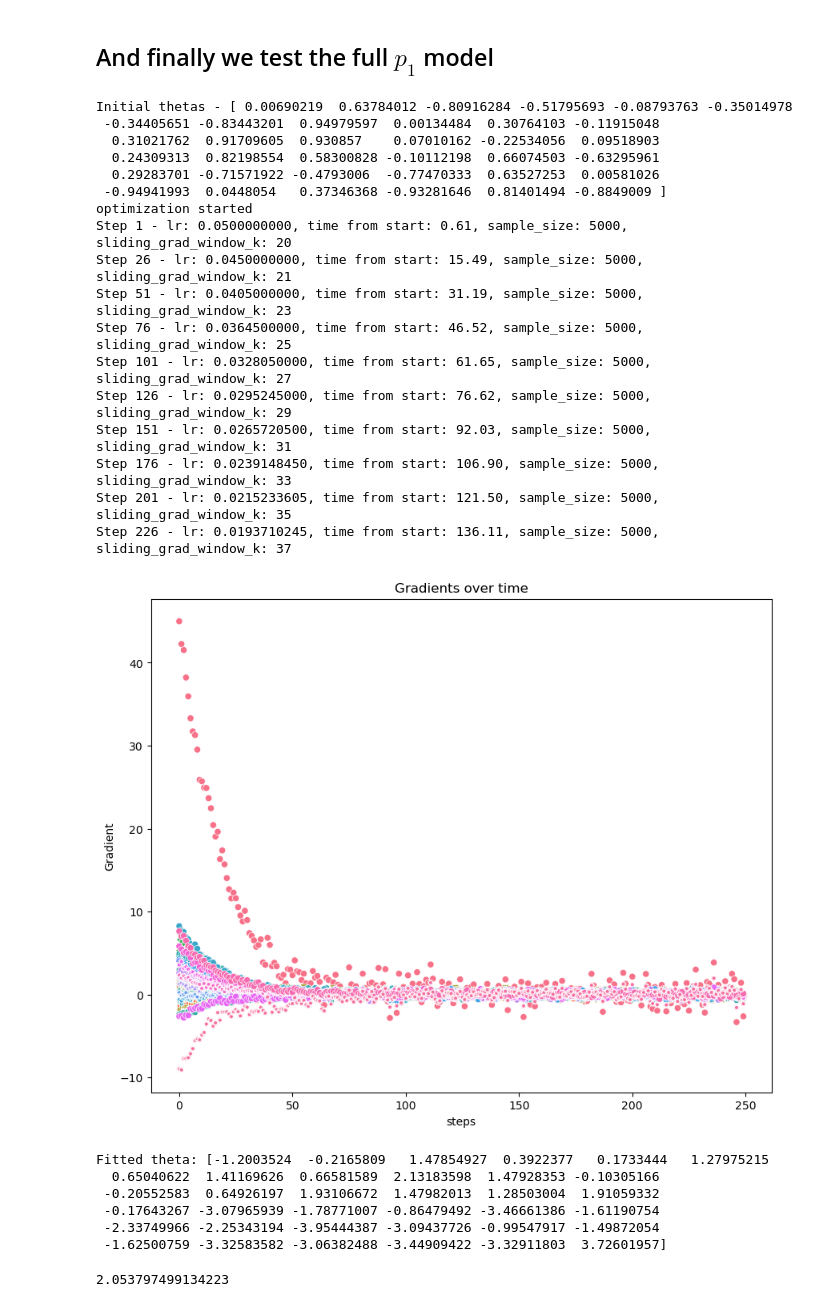
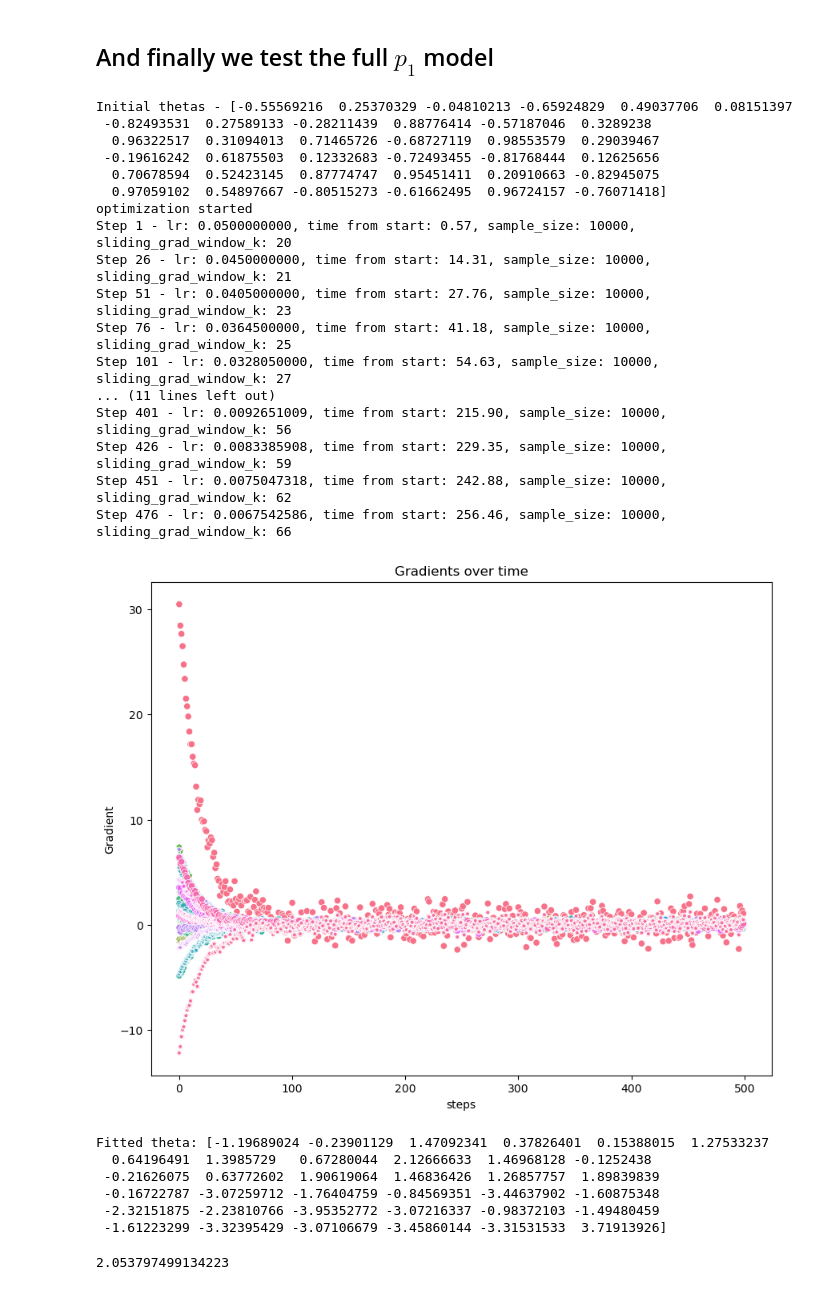
Before and after one commit to tomtalp/pyERGM, a Jupyter notebook: examples/first_example.ipynb, the cells around one changed output. Cells and saved outputs as stored; diff of their text form; code cells hidden in the pictures.

```diff
--- a/examples/first_example.ipynb
+++ b/examples/first_example.ipynb
@@ -191,59 +191,59 @@ plt.show()
 # %%
 n = sampson_matrix.shape[0]
 is_directed = True
 
 
 
 estimated_p_seed = np.sum(sampson_matrix) / (n*(n-1))
 
 metrics = [NumberOfEdgesDirected(), OutDegree(), InDegree(), TotalReciprocity()]
 
-fitted_model = ERGM(n, metrics, is_directed=is_directed, sample_size=5000, n_mcmc_steps=20, seed_MCMC_proba=estimated_p_seed)
+fitted_model = ERGM(n, metrics, is_directed=is_directed, sample_size=10000, n_mcmc_steps=20, seed_MCMC_proba=estimated_p_seed)
 
 # convergence_criterion = "zero_grad_norm"
 convergence_criterion = "hotelling"
 
-hotelling_conf = 0.99
-grads, hotelling = fitted_model.fit(sampson_matrix, lr=0.05, opt_steps=250,
+hotelling_conf = 0.9
+grads, hotelling = fitted_model.fit(sampson_matrix, lr=0.05, opt_steps=500,
                          lr_decay_pct=0.1, steps_for_decay=25,
                          sliding_grad_window_k=20, sample_pct_growth=0.05,
                          convergence_criterion=convergence_criterion,
                          optimization_method="newton_raphson",
                          hotelling_confidence=hotelling_conf,
                          )
 
 fig, ax = plt.subplots(figsize=(10, 8))
 sns.scatterplot(grads, ax=ax, legend=False)
 ax.set(xlabel='steps', ylabel='Gradient')
 ax.set_title("Gradients over time")
 plt.show()
 
 print(f"Fitted theta: {fitted_model._thetas}")
 # %% [output]
-Initial thetas - [ 0.00690219  0.63784012 -0.80916284 -0.51795693 -0.08793763 -0.35014978
- -0.34405651 -0.83443201  0.94979597  0.00134484  0.30764103 -0.11915048
-  0.31021762  0.91709605  0.930857    0.07010162 -0.22534056  0.09518903
-  0.24309313  0.82198554  0.58300828 -0.10112198  0.66074503 -0.63295961
-  0.29283701 -0.71571922 -0.4793006  -0.77470333  0.63527253  0.00581026
- -0.94941993  0.0448054   0.37346368 -0.93281646  0.81401494 -0.8849009 ]
+Initial thetas - [-0.55569216  0.25370329 -0.04810213 -0.65924829  0.49037706  0.08151397
+ -0.82493531  0.27589133 -0.28211439  0.88776414 -0.57187046  0.3289238
+  0.96322517  0.31094013  0.71465726 -0.68727119  0.98553579  0.29039467
+ -0.19616242  0.61875503  0.12332683 -0.72493455 -0.81768444  0.12625656
+  0.70678594  0.52423145  0.87774747  0.95451411  0.20910663 -0.82945075
+  0.97059102  0.54897667 -0.80515273 -0.61662495  0.96724157 -0.76071418]
 optimization started
-Step 1 - lr: 0.0500000000, time from start: 0.61, sample_size: 5000, sliding_grad_window_k: 20
-Step 26 - lr: 0.0450000000, time from start: 15.49, sample_size: 5000, sliding_grad_window_k: 21
-Step 51 - lr: 0.0405000000, time from start: 31.19, sample_size: 5000, sliding_grad_window_k: 23
-Step 76 - lr: 0.0364500000, time from start: 46.52, sample_size: 5000, sliding_grad_window_k: 25
-Step 101 - lr: 0.0328050000, time from start: 61.65, sample_size: 5000, sliding_grad_window_k: 27
-Step 126 - lr: 0.0295245000, time from start: 76.62, sample_size: 5000, sliding_grad_window_k: 29
-Step 151 - lr: 0.0265720500, time from start: 92.03, sample_size: 5000, sliding_grad_window_k: 31
-Step 176 - lr: 0.0239148450, time from start: 106.90, sample_size: 5000, sliding_grad_window_k: 33
-Step 201 - lr: 0.0215233605, time from start: 121.50, sample_size: 5000, sliding_grad_window_k: 35
-Step 226 - lr: 0.0193710245, time from start: 136.11, sample_size: 5000, sliding_grad_window_k: 37
+Step 1 - lr: 0.0500000000, time from start: 0.57, sample_size: 10000, sliding_grad_window_k: 20
+Step 26 - lr: 0.0450000000, time from start: 14.31, sample_size: 10000, sliding_grad_window_k: 21
+Step 51 - lr: 0.0405000000, time from start: 27.76, sample_size: 10000, sliding_grad_window_k: 23
+Step 76 - lr: 0.0364500000, time from start: 41.18, sample_size: 10000, sliding_grad_window_k: 25
+Step 101 - lr: 0.0328050000, time from start: 54.63, sample_size: 10000, sliding_grad_window_k: 27
+... (11 lines left out)
+Step 401 - lr: 0.0092651009, time from start: 215.90, sample_size: 10000, sliding_grad_window_k: 56
+Step 426 - lr: 0.0083385908, time from start: 229.35, sample_size: 10000, sliding_grad_window_k: 59
+Step 451 - lr: 0.0075047318, time from start: 242.88, sample_size: 10000, sliding_grad_window_k: 62
+Step 476 - lr: 0.0067542586, time from start: 256.46, sample_size: 10000, sliding_grad_window_k: 66
-[figure, old version]
+[figure, new version]
-Fitted theta: [-1.2003524  -0.2165809   1.47854927  0.3922377   0.1733444   1.27975215
-  0.65040622  1.41169626  0.66581589  2.13183598  1.47928353 -0.10305166
- -0.20552583  0.64926197  1.93106672  1.47982013  1.28503004  1.91059332
- -0.17643267 -3.07965939 -1.78771007 -0.86479492 -3.46661386 -1.61190754
- -2.33749966 -2.25343194 -3.95444387 -3.09437726 -0.99547917 -1.49872054
- -1.62500759 -3.32583582 -3.06382488 -3.44909422 -3.32911803  3.72601957]
+Fitted theta: [-1.19689024 -0.23901129  1.47092341  0.37826401  0.15388015  1.27533237
+  0.64196491  1.3985729   0.67280044  2.12666633  1.46968128 -0.1252438
+ -0.21626075  0.63772602  1.90619064  1.46836426  1.26857757  1.89839839
+ -0.16722787 -3.07259712 -1.76404759 -0.84569351 -3.44637902 -1.60875348
+ -2.32151875 -2.23810766 -3.95352772 -3.07216337 -0.98372103 -1.49480459
+ -1.61223299 -3.32395429 -3.07106679 -3.45860144 -3.31531533  3.71913926]
 # %%
 df["hotelling_F"].min()
 # %% [output]
```
Also changed, not shown: parts of 7 cells of this notebook, 5 other files.
